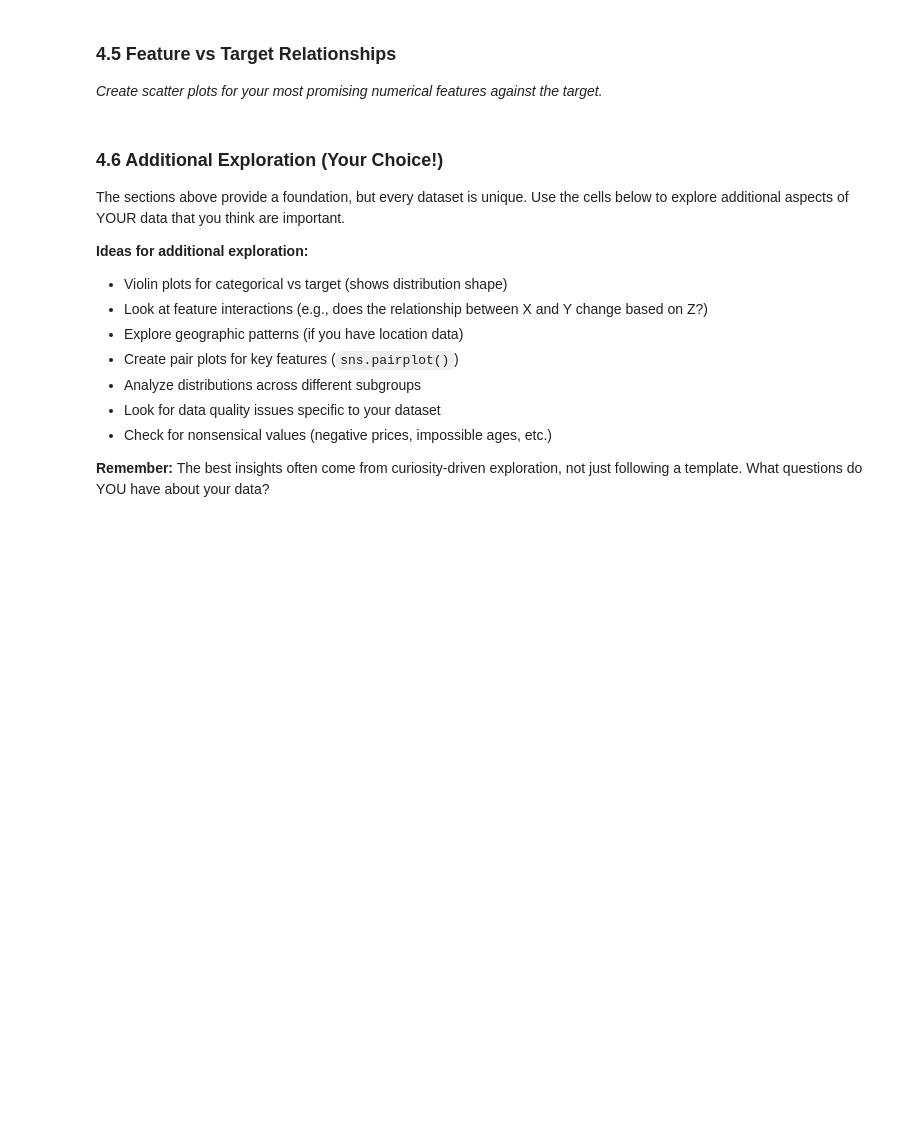
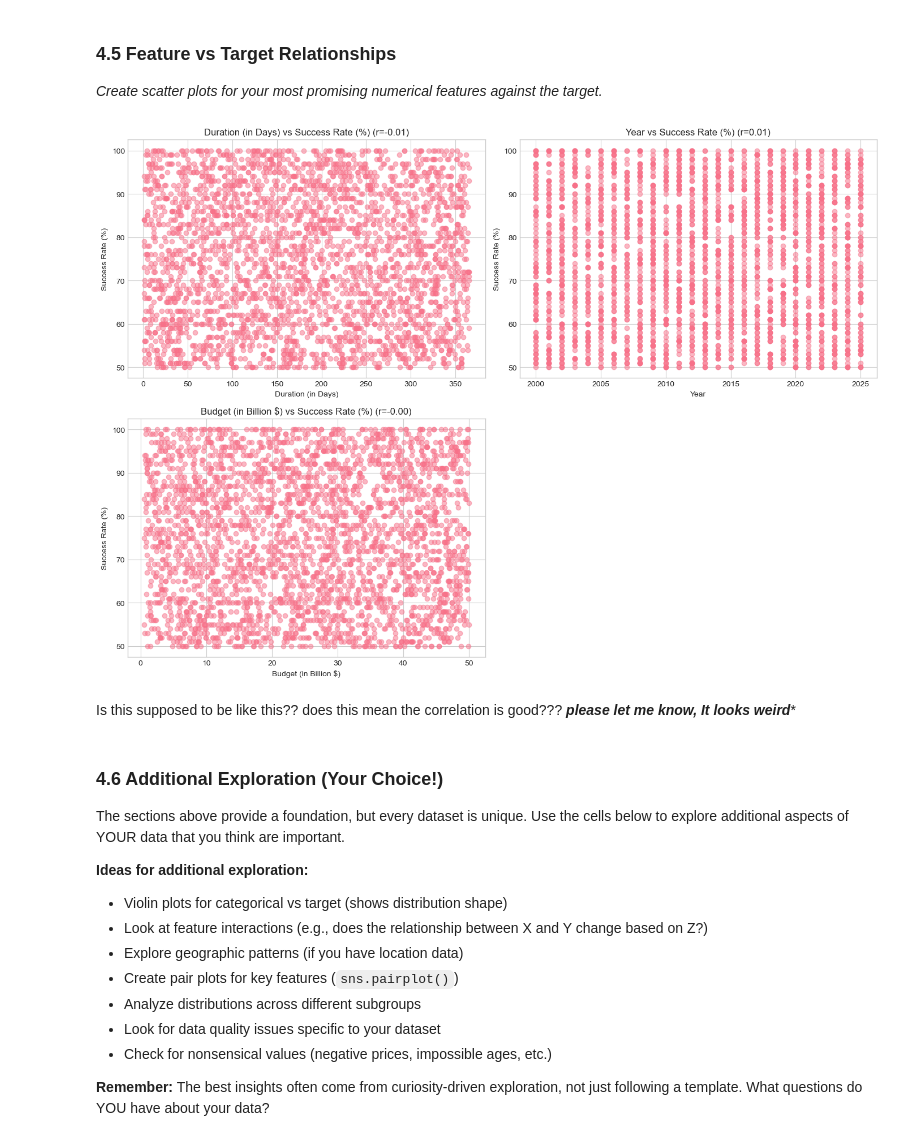
Before and after one commit to fsa-aiml-2511/individual-capstone-ssmanus94-debug, a Jupyter notebook: 01_problem_statement_and_eda_Capstone.ipynb, the cells around one changed output. Saved outputs shown, nothing was run; the diff lists cells and outputs as text; code cells hidden in the pictures; blank space fills up the shorter version.

```diff
--- a/01_problem_statement_and_eda_Capstone.ipynb
+++ b/01_problem_statement_and_eda_Capstone.ipynb
@@ -658,27 +694,31 @@ plt.show()
 # %%
 # Select top correlated features to plot
 top_features = target_correlations.abs().sort_values(ascending=False).head(4).index.tolist()
 
 if len(top_features) > 0:
     n_features = min(4, len(top_features))
     fig, axes = plt.subplots(2, 2, figsize=(14, 10))
     axes = axes.flatten()
 
     for i, feature in enumerate(top_features[:n_features]):
-        axes[i].scatter(df[feature], df[TARGET], alpha=0.5)
+        axes[i].scatter(df[feature], df[success_rate], alpha=0.5)
         axes[i].set_xlabel(feature)
-        axes[i].set_ylabel(TARGET)
-        corr = df[feature].corr(df[TARGET])
-        axes[i].set_title(f'{feature} vs {TARGET} (r={corr:.2f})')
+        axes[i].set_ylabel(success_rate)
+        corr = df[feature].corr(df[success_rate])
+        axes[i].set_title(f'{feature} vs {success_rate} (r={corr:.2f})')
 
     # Hide unused subplots
     for j in range(n_features, 4):
         axes[j].set_visible(False)
 
     plt.tight_layout()
     plt.show()
 else:
     print("No numerical features to plot.")
+# %% [output]
+[figure, added]
+# %% [markdown]
+Is this supposed to be like this?? does this mean the correlation is good???  *****please let me know, It looks weird******
 # %% [markdown]
 ### 4.6 Additional Exploration (Your Choice!)
 
```
Also changed, not shown: parts of 4 cells of this notebook.
